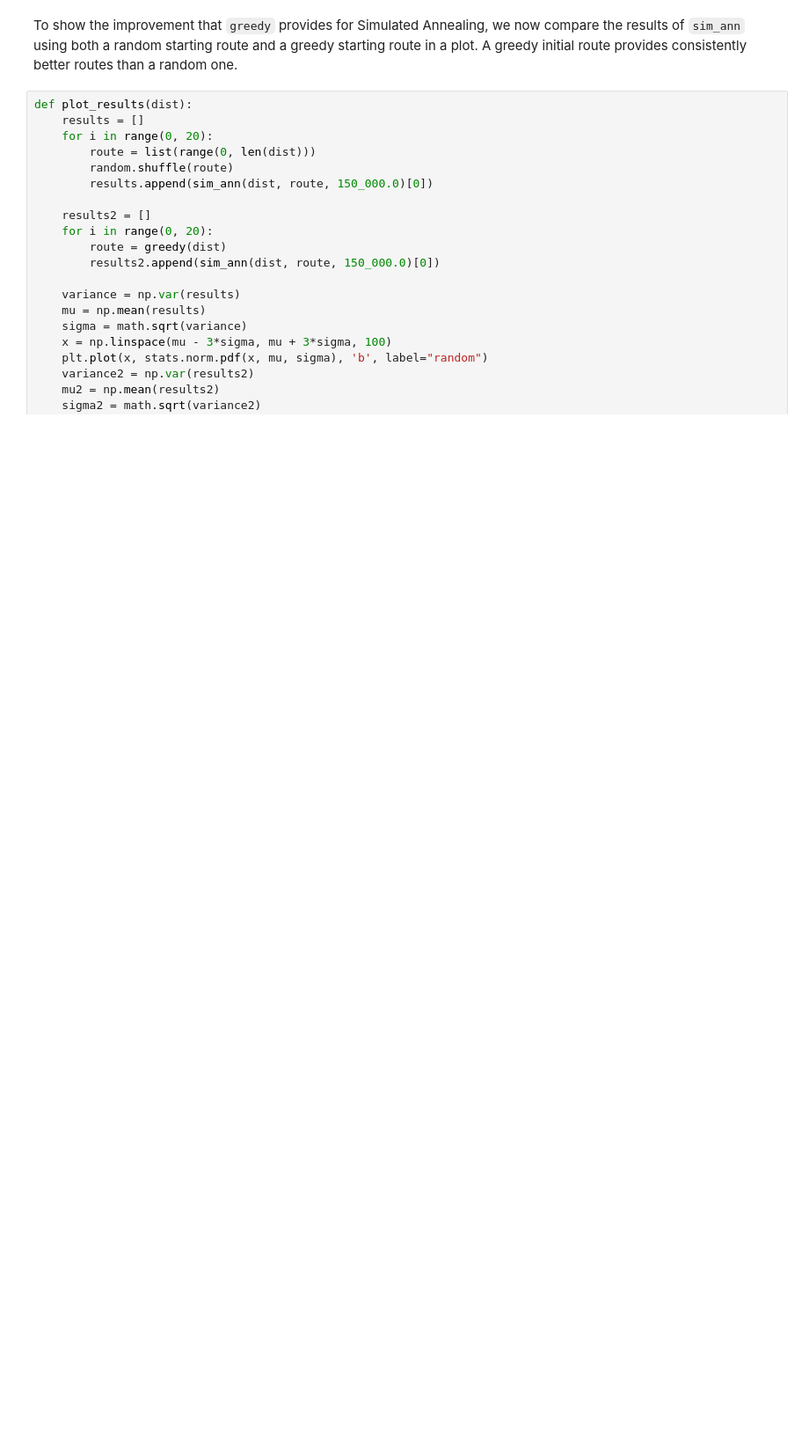
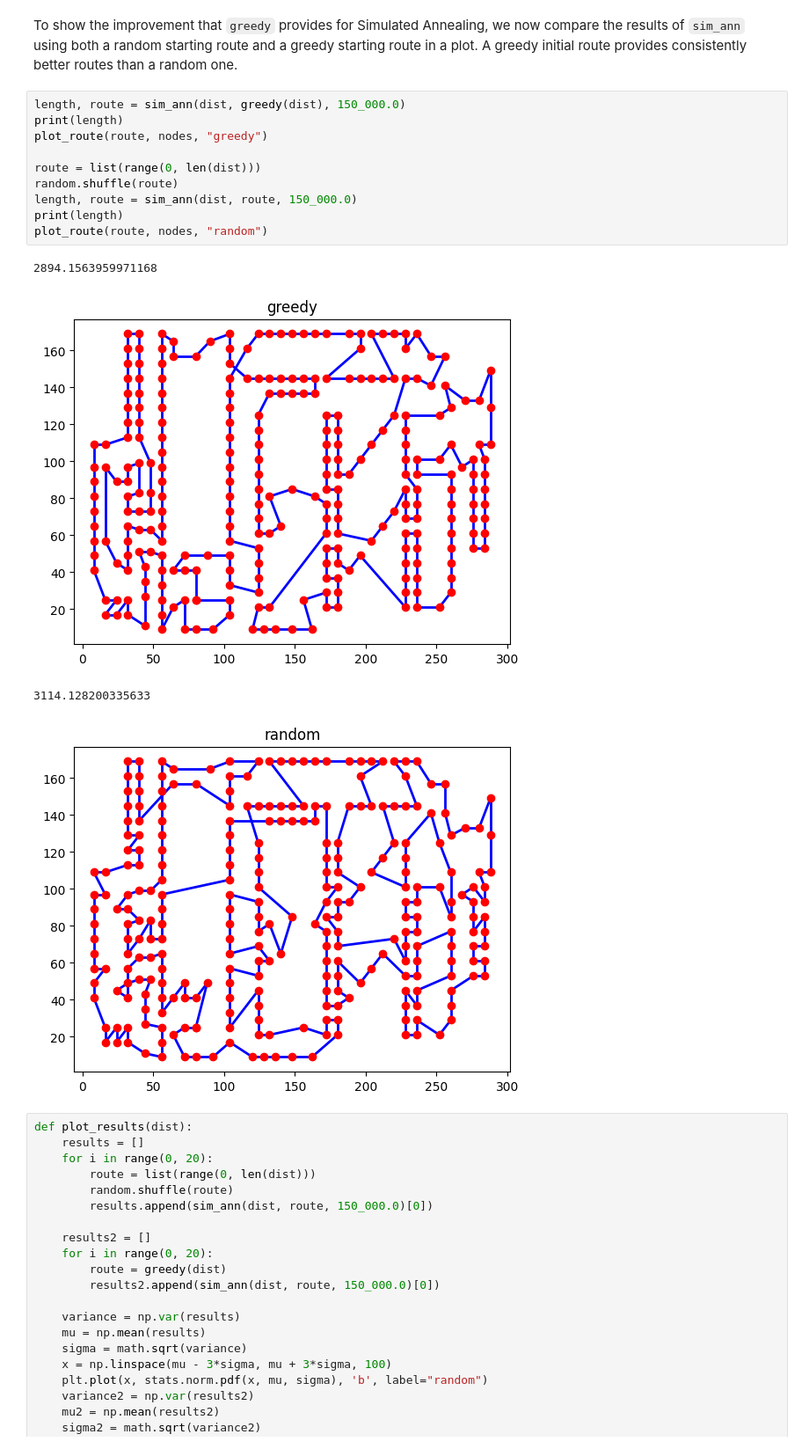
Before and after one commit to j-d-hein/TSP-SimAnn, a Jupyter notebook: tsp.ipynb, the cells around one changed output. Shown at 88% size. Drawn from its saved outputs; the diff is of its cells as text; blank space fills up the shorter version.

```diff
--- a/tsp.ipynb
+++ b/tsp.ipynb
@@ -183,5 +208,20 @@ print(full_dist(dist, route), route)
 # %% [markdown]
 To show the improvement that `greedy` provides for Simulated Annealing, we now compare the results of `sim_ann` using both a random starting route and a greedy starting route in a plot. A greedy initial route provides consistently better routes than a random one.
+# %%
+length, route = sim_ann(dist, greedy(dist), 150_000.0)
+print(length)
+plot_route(route, nodes, "greedy")
+
+route = list(range(0, len(dist)))
+random.shuffle(route)
+length, route = sim_ann(dist, route, 150_000.0)
+print(length)
+plot_route(route, nodes, "random")
+# %% [output]
+2894.1563959971168
+[figure, added]
+3114.128200335633
+[figure, added]
 # %%
 def plot_results(dist):
     results = []
```
Also changed, not shown: parts of 10 cells of this notebook.
